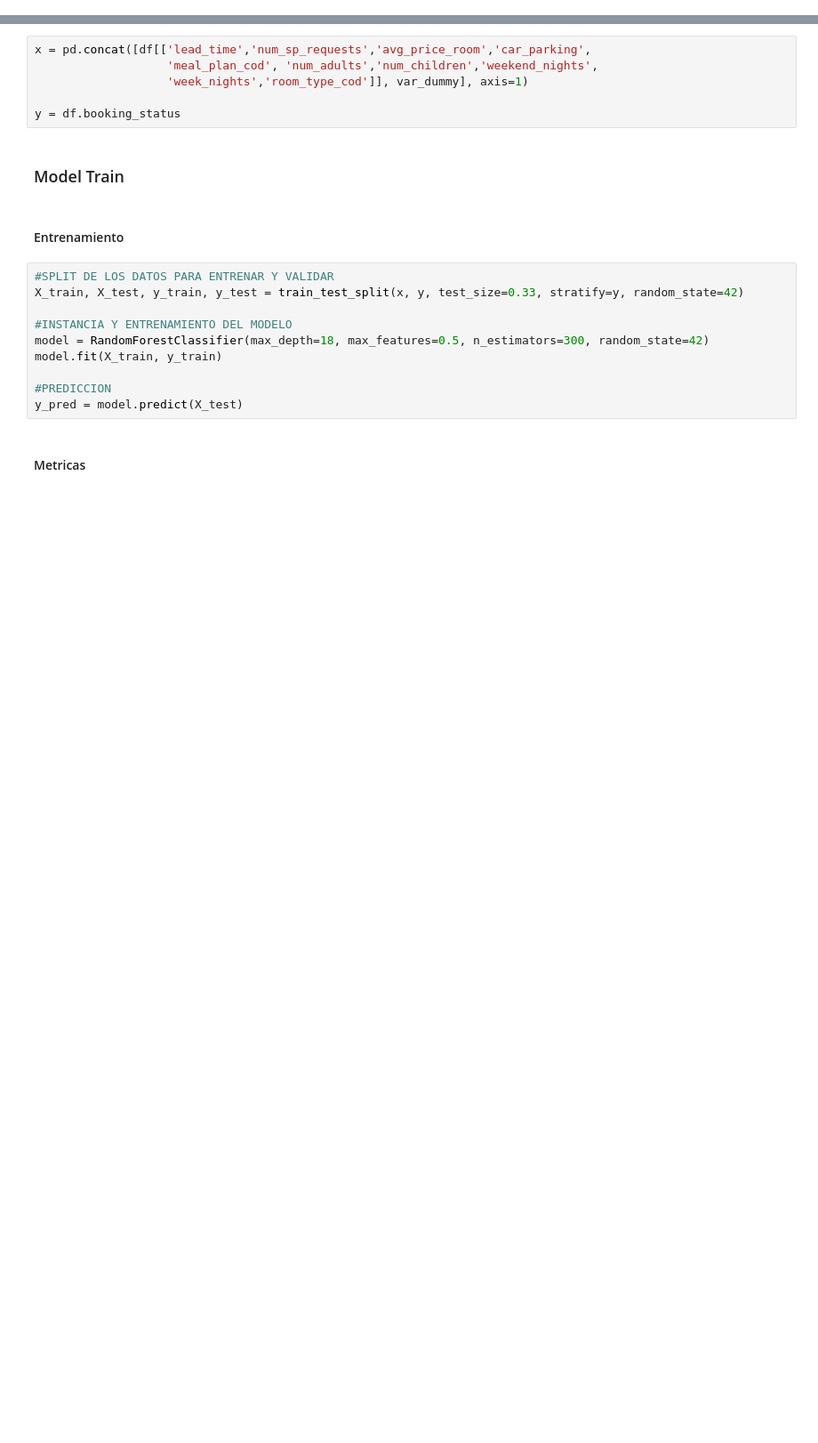
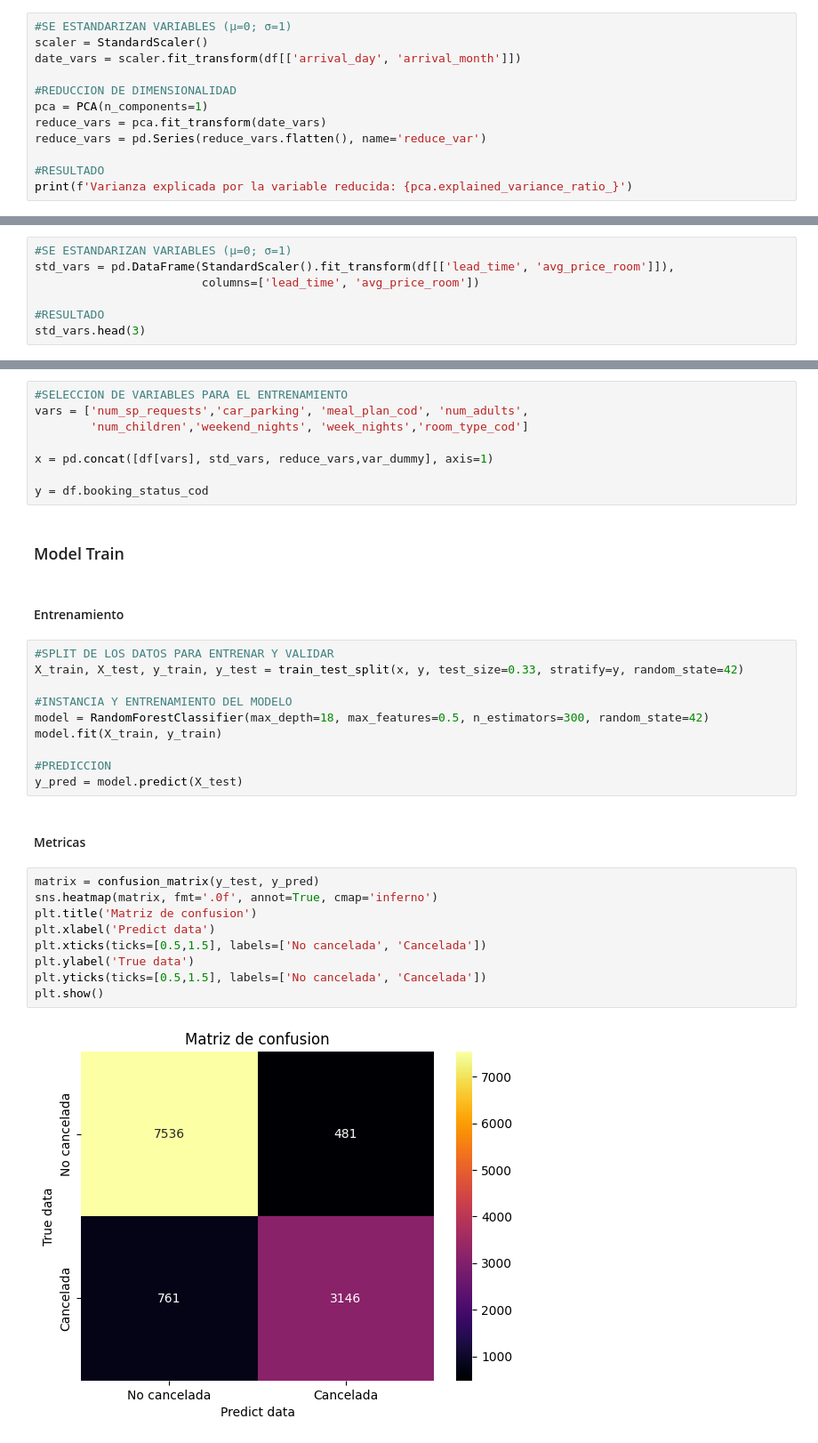
Before and after one commit to arielRas/CoderHouseDataScience-ProyectoFinal, a Jupyter notebook: Model.ipynb, the cells around one changed output, grey strips where cells are left out. Shown at 89% size. Cells and saved outputs as stored; diff of their text form; blank space fills up the shorter version.

Commit message:
Standarizacion de variables y reduccion de variables

```diff
--- a/Model.ipynb
+++ b/Model.ipynb
@@ -32,0 +35,12 @@ var_dummy.head(3)
+# %%
+#SE ESTANDARIZAN VARIABLES (µ=0; σ=1)
+scaler = StandardScaler()
+date_vars = scaler.fit_transform(df[['arrival_day', 'arrival_month']])
+
+#REDUCCION DE DIMENSIONALIDAD
+pca = PCA(n_components=1)
+reduce_vars = pca.fit_transform(date_vars)
+reduce_vars = pd.Series(reduce_vars.flatten(), name='reduce_var')
+
+#RESULTADO
+print(f'Varianza explicada por la variable reducida: {pca.explained_variance_ratio_}')
@@ -32,0 +49,7 @@ var_dummy.head(3)
+# %%
+#SE ESTANDARIZAN VARIABLES (µ=0; σ=1)
+std_vars = pd.DataFrame(StandardScaler().fit_transform(df[['lead_time', 'avg_price_room']]),
+                        columns=['lead_time', 'avg_price_room'])
+
+#RESULTADO
+std_vars.head(3)
@@ -33,9 +61,11 @@ var_dummy.head(3)
 # %%
-x = pd.concat([df[['lead_time','num_sp_requests','avg_price_room','car_parking',
-                   'meal_plan_cod', 'num_adults','num_children','weekend_nights',
-                   'week_nights','room_type_cod']], var_dummy], axis=1)
+#SELECCION DE VARIABLES PARA EL ENTRENAMIENTO
+vars = ['num_sp_requests','car_parking', 'meal_plan_cod', 'num_adults',
+        'num_children','weekend_nights', 'week_nights','room_type_cod']
 
-y = df.booking_status
+x = pd.concat([df[vars], std_vars, reduce_vars,var_dummy], axis=1)
+
+y = df.booking_status_cod
 # %% [markdown]
 ### Model Train
 # %% [markdown]
@@ -52,6 +82,17 @@ model.fit(X_train, y_train)
 y_pred = model.predict(X_test)
 # %% [markdown]
 #### Metricas
+# %%
+matrix = confusion_matrix(y_test, y_pred)
+sns.heatmap(matrix, fmt='.0f', annot=True, cmap='inferno')
+plt.title('Matriz de confusion')
+plt.xlabel('Predict data')
+plt.xticks(ticks=[0.5,1.5], labels=['No cancelada', 'Cancelada'])
+plt.ylabel('True data')
+plt.yticks(ticks=[0.5,1.5], labels=['No cancelada', 'Cancelada'])
+plt.show()
+# %% [output]
+[figure, added]
 # %%
 print(classification_report(y_true=y_test, y_pred=y_pred))
 # %% [output]
```
Also changed, not shown: parts of 6 cells of this notebook.
